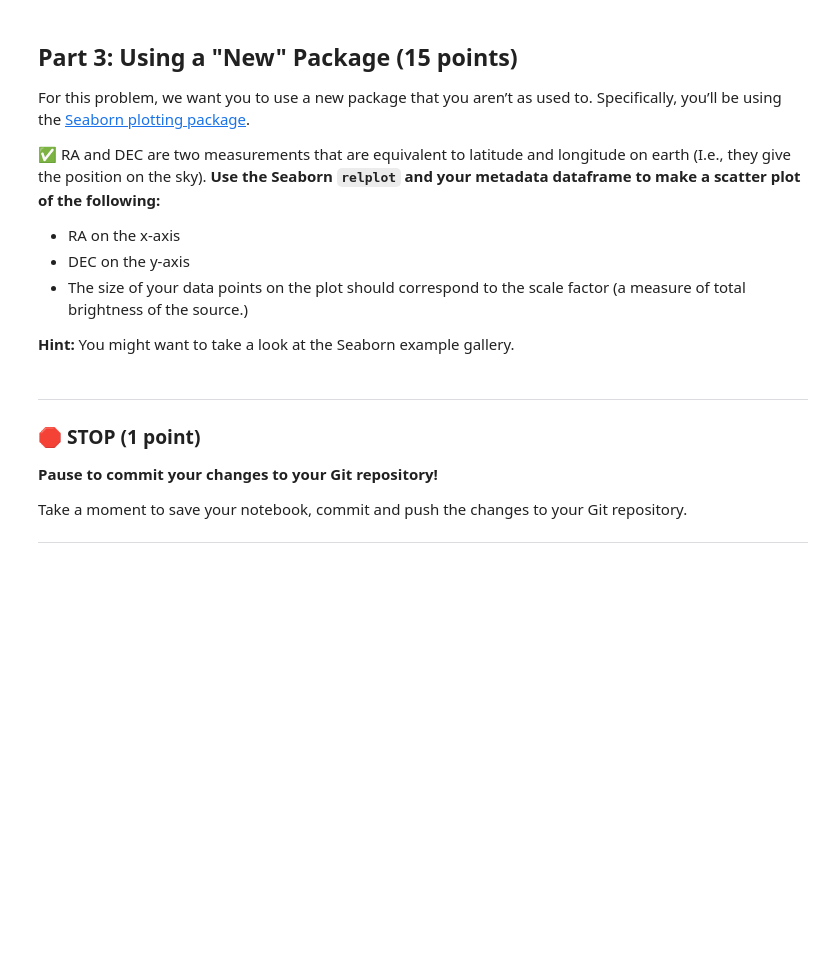
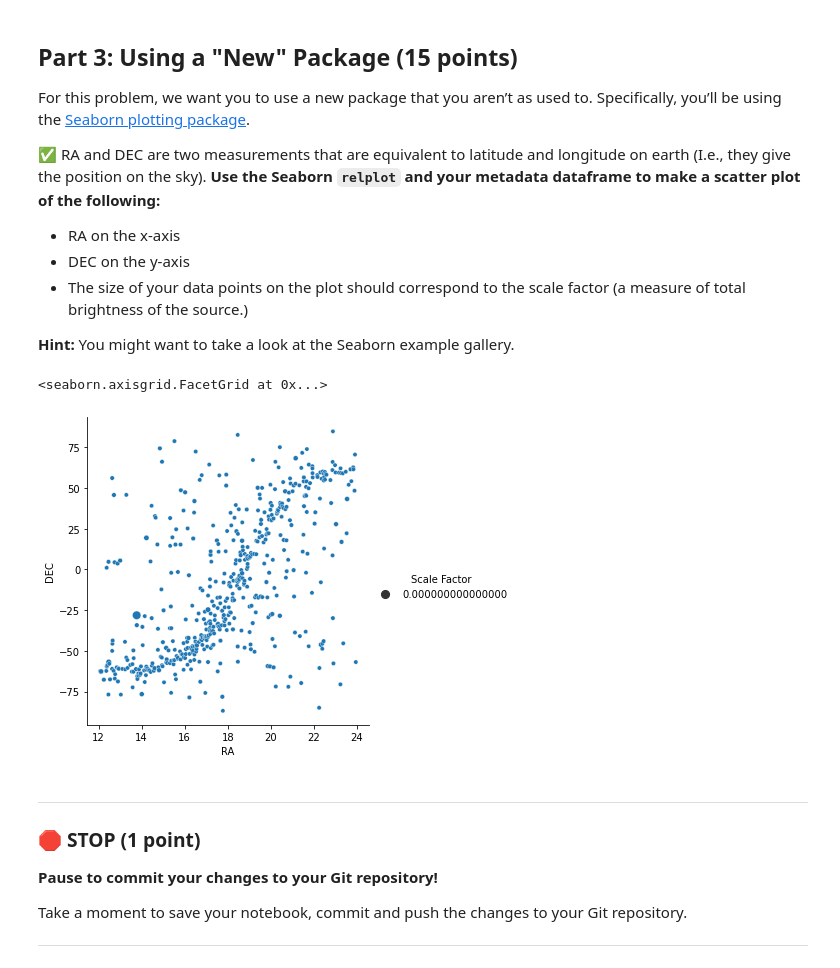
Before and after one commit to mkarnati111/CMSE202-s23-turnin, a Jupyter notebook: midterm/CMSE202_Midterm_Sect02_STUDENT[1].ipynb, the cells around one changed output. Saved outputs shown, nothing was run; the diff lists cells and outputs as text; code cells hidden in the pictures; blank space fills up the shorter version.

```diff
--- a/midterm/CMSE202_Midterm_Sect02_STUDENT[1].ipynb
+++ b/midterm/CMSE202_Midterm_Sect02_STUDENT[1].ipynb
@@ -81,6 +96,11 @@ For this problem, we want you to use a new package that you aren’t as used to.
 **Hint:** You might want to take a look at the Seaborn example gallery.
 # %%
 #Write your code here
+import seaborn as sns
+sns.relplot(data=meta_df, x='RA', y='DEC', size= "Scale Factor")
+# %% [output]
+<seaborn.axisgrid.FacetGrid at 0x...>
+[figure, added]
 # %% [markdown]
 ---
 ### &#128721; STOP (1 point)
```
Also changed, not shown: parts of 1 cell of this notebook.
